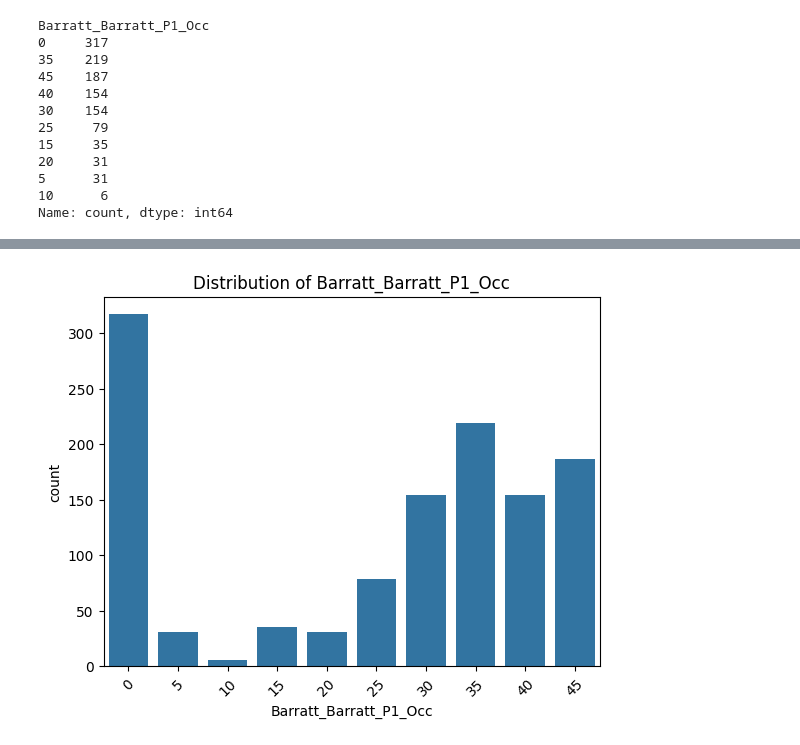
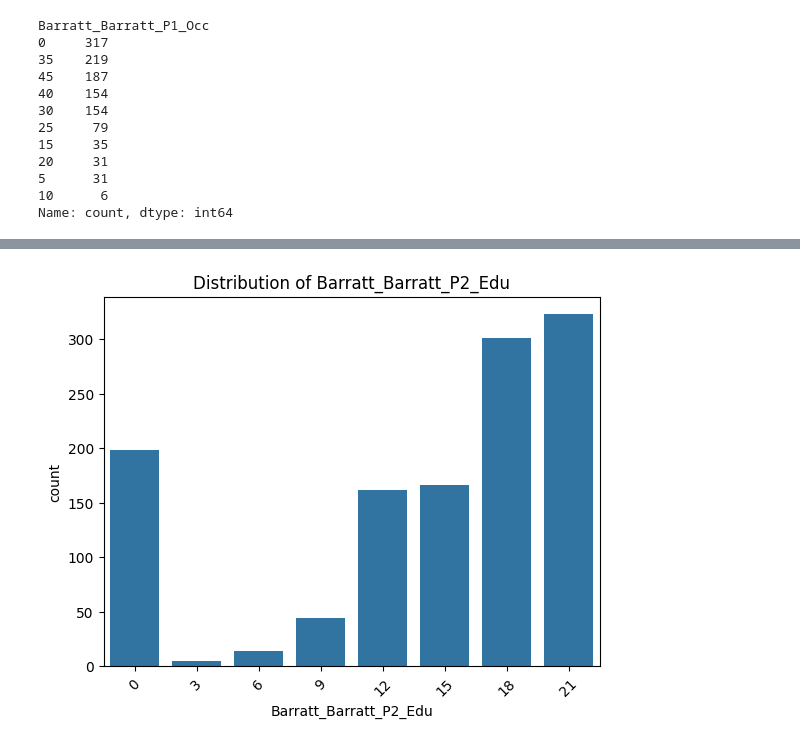
Before and after one commit to winitei/BayBrain, a Jupyter notebook: data_exploration.ipynb, the cells around one changed output, grey strips where cells are left out. Cells and saved outputs as stored; diff of their text form; code cells hidden in the pictures.

```diff
--- a/data_exploration.ipynb
+++ b/data_exploration.ipynb
@@ -341,7 +405,7 @@ Name: count, dtype: int64
 # %%
-sns.countplot(x='Barratt_Barratt_P1_Occ', data=train_cat[['Barratt_Barratt_P1_Occ']])
-plt.title(f"Distribution of Barratt_Barratt_P1_Occ")
+sns.countplot(x='Barratt_Barratt_P2_Edu', data=train_cat[['Barratt_Barratt_P2_Edu']])
+plt.title(f"Distribution of Barratt_Barratt_P2_Edu")
 plt.xticks(rotation=45)
 plt.show()
 # %% [output]
-[figure, old version]
+[figure, new version]
```
Also changed, not shown: parts of 23 cells of this notebook, 1 other file.
